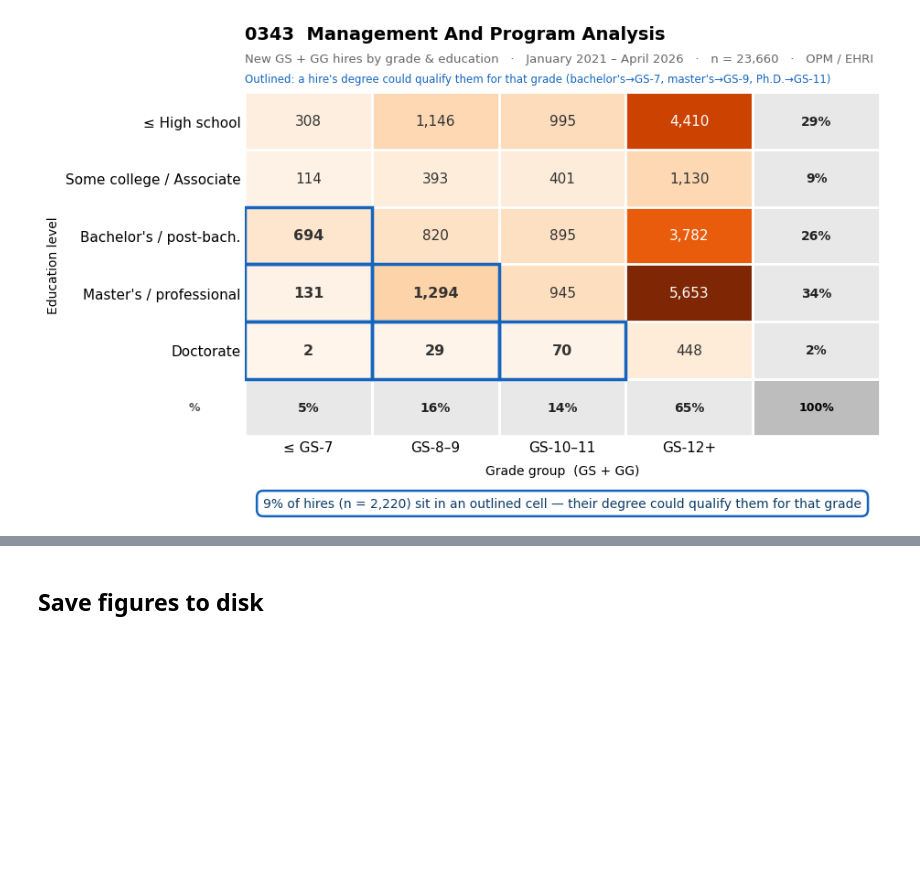
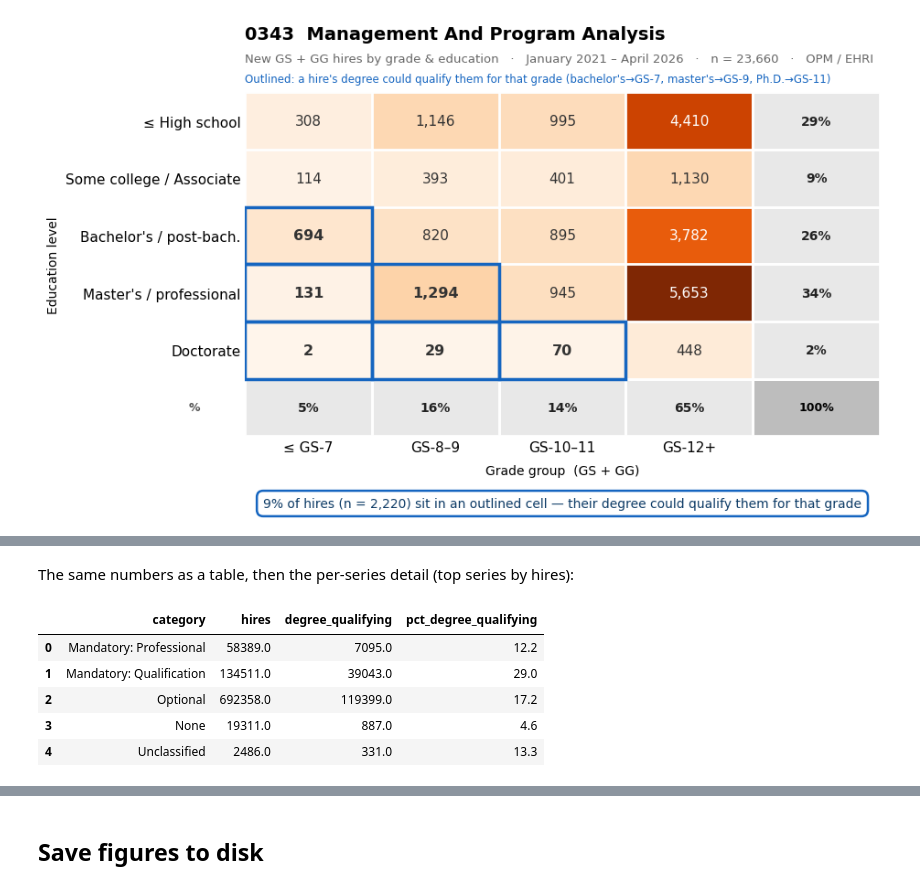
Before and after one commit to abigailhaddad/fed-hiring-heatmaps, a Jupyter notebook: heatmaps.ipynb, the cells around one changed output, grey strips where cells are left out. Drawn from its saved outputs; the diff is of its cells as text; code cells hidden in the pictures; blank space fills up the shorter version.

```diff
--- a/heatmaps.ipynb
+++ b/heatmaps.ipynb
@@ -148,0 +166,11 @@ accession_heatmap("0343");
+# %% [markdown]
+The same numbers as a table, then the per-series detail (top series by hires):
+# %%
+ehri.qualifying_by_tier()
+# %% [output]
+|  | category | hires | degree_qualifying | pct_degree_qualifying |
+| 0 | Mandatory: Professional | 58389.0 | 7095.0 | 12.2 |
+| 1 | Mandatory: Qualification | 134511.0 | 39043.0 | 29.0 |
+| 2 | Optional | 692358.0 | 119399.0 | 17.2 |
+| 3 | None | 19311.0 | 887.0 | 4.6 |
+| 4 | Unclassified | 2486.0 | 331.0 | 13.3 |
```
Also changed, not shown: parts of 7 cells of this notebook, 3 other files.
